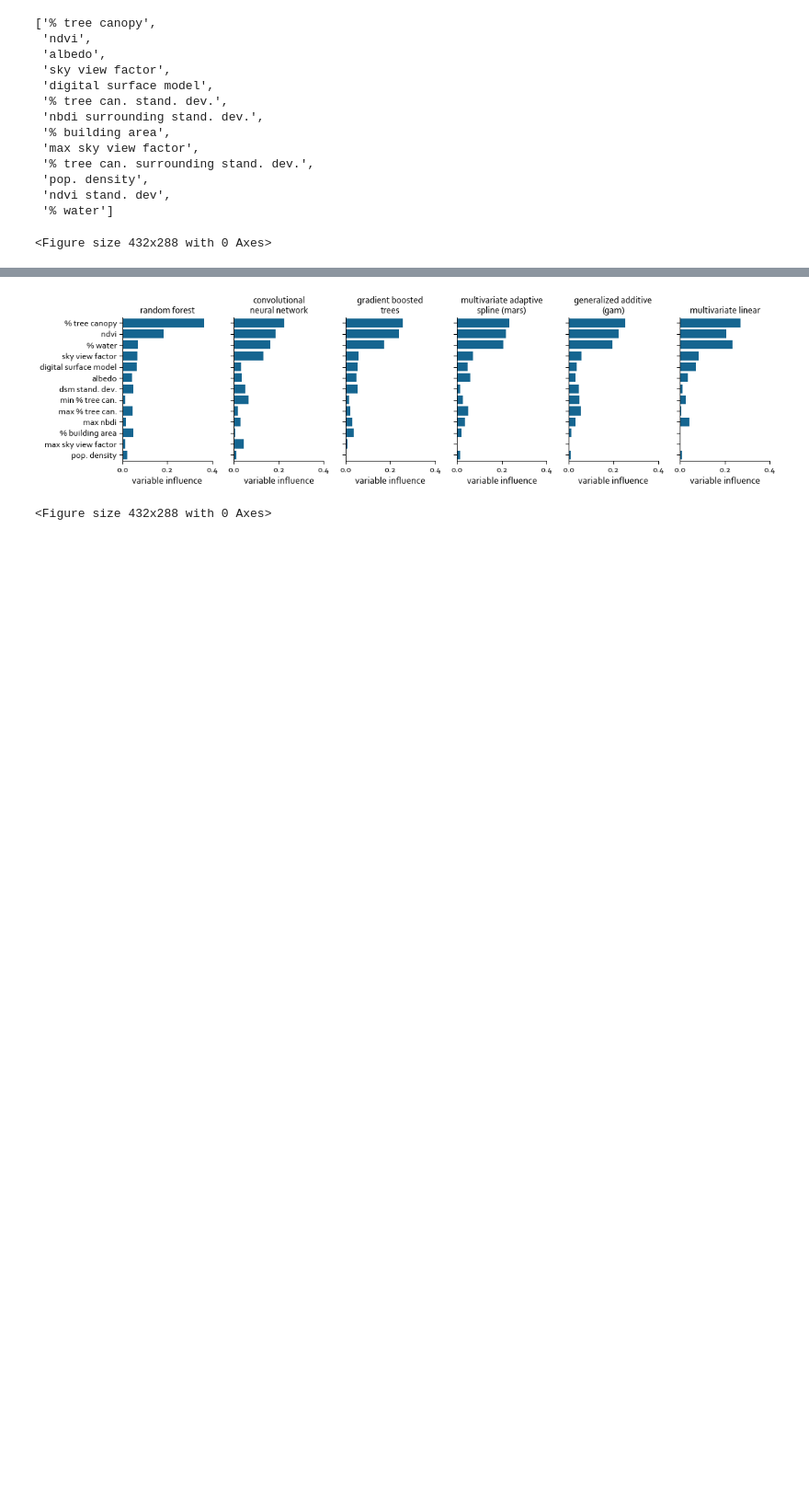
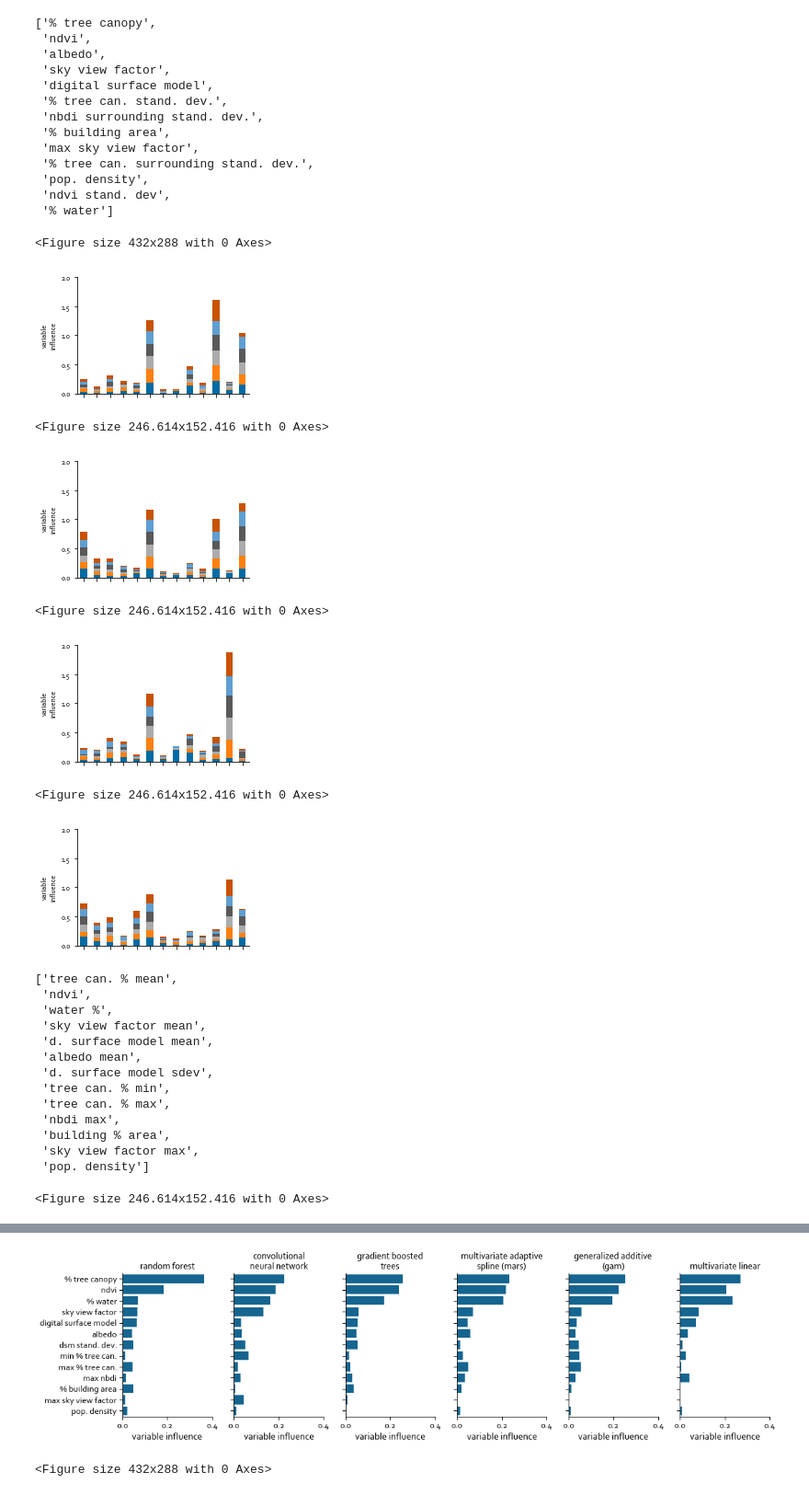
Before and after one commit to tommlogan/land_surface_temperature, a Jupyter notebook: code/analysis/variable_importance.ipynb, the cells around one changed output, grey strips where cells are left out. Shown at 92% size. Cells and saved outputs as stored; diff of their text form; code cells hidden in the pictures; blank space fills up the shorter version.

Commit message:
creating stacked bar plot

```diff
--- a/code/analysis/variable_importance.ipynb
+++ b/code/analysis/variable_importance.ipynb
@@ -80,3 +81,44 @@ plot_importance(results_swing, grid_size)
  'ndvi stand. dev',
  '% water']
 <Figure size 432x288 with 0 Axes>
+# %%
+# import the error metrics
+path = 'data/regression/holdout_{}'.format(grid_size)                     # use your path
+all_files = glob.glob(os.path.join(path, "*.csv"))     # advisable to use os.path.join as this makes concatenation OS independent
+
+df_from_each_file = (pd.read_csv(f) for f in all_files)
+loss = pd.concat(df_from_each_file, ignore_index=True)
+
+loss = loss.dropna()
+loss_mean = loss.groupby(['error_metric','time_of_day','model']).mean()
+
+loss_mean = loss_mean.reset_index()
+loss_mean = loss_mean.replace({'diurnal':'lst_day_mean','diurnalmax':'lst_day_max','nocturnal':'lst_night_mean','nocturnalmax':'lst_night_max', 'gbrf':'gbrt'})
+r2_mean = loss_mean.loc[loss_mean.error_metric == 'r2',['time_of_day','model','error']]
+# %%
+# match the mean error to the swing results
+swing = pd.merge(left=results_swing, right=r2_mean, how='left', left_on=['dependent','model'], right_on=['time_of_day','model'])
+# %%
+plot_importance_stacked(swing, grid_size)
+# %% [output]
+[figure, added]
+<Figure size 246.614x152.416 with 0 Axes>
+[figure, added]
+<Figure size 246.614x152.416 with 0 Axes>
+[figure, added]
+<Figure size 246.614x152.416 with 0 Axes>
+[figure, added]
+['tree can. % mean',
+ 'ndvi',
+ 'water %',
+ 'sky view factor mean',
+ 'd. surface model mean',
+ 'albedo mean',
+ 'd. surface model sdev',
+ 'tree can. % min',
+ 'tree can. % max',
+ 'nbdi max',
+ 'building % area',
+ 'sky view factor max',
+ 'pop. density']
+<Figure size 246.614x152.416 with 0 Axes>
```
Also changed, not shown: parts of 9 cells of this notebook, 2 other files.
